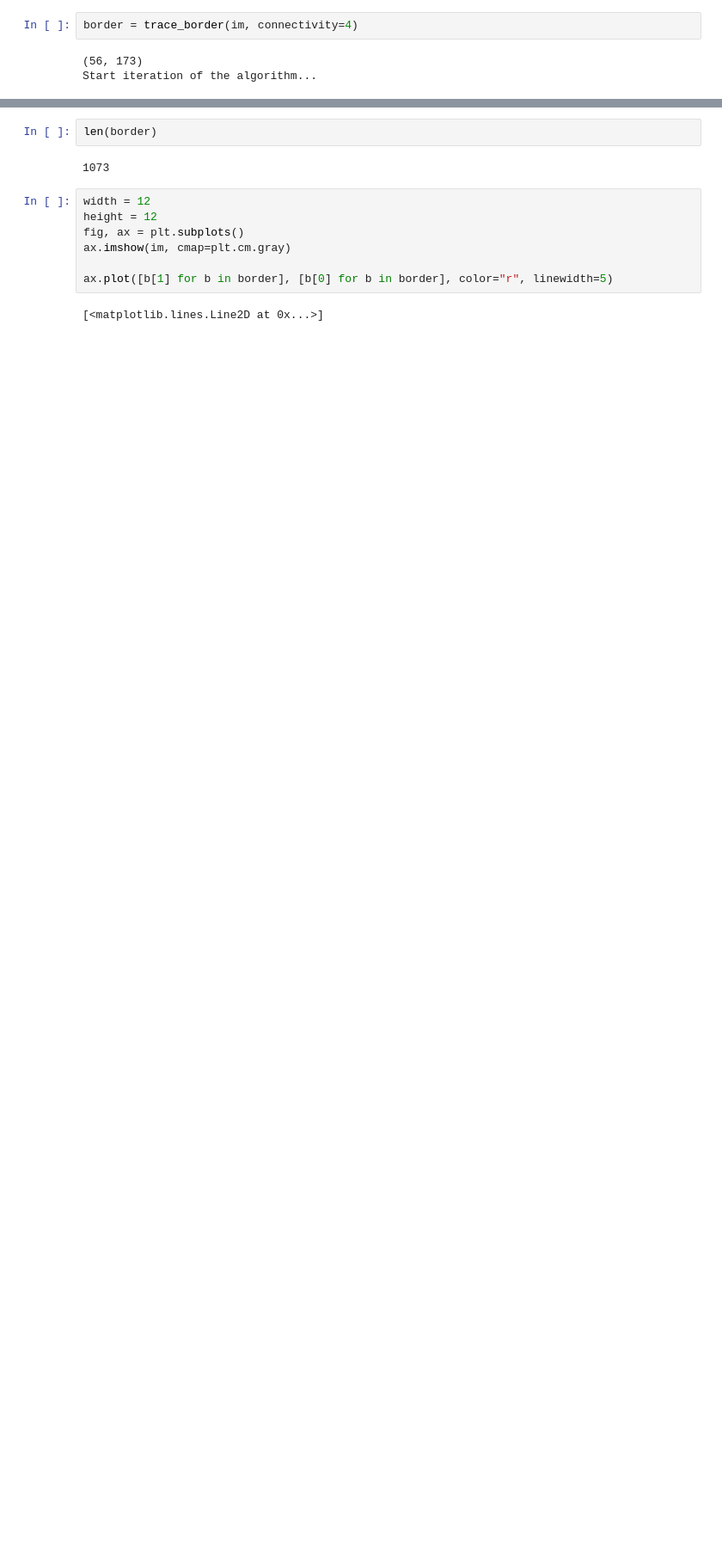
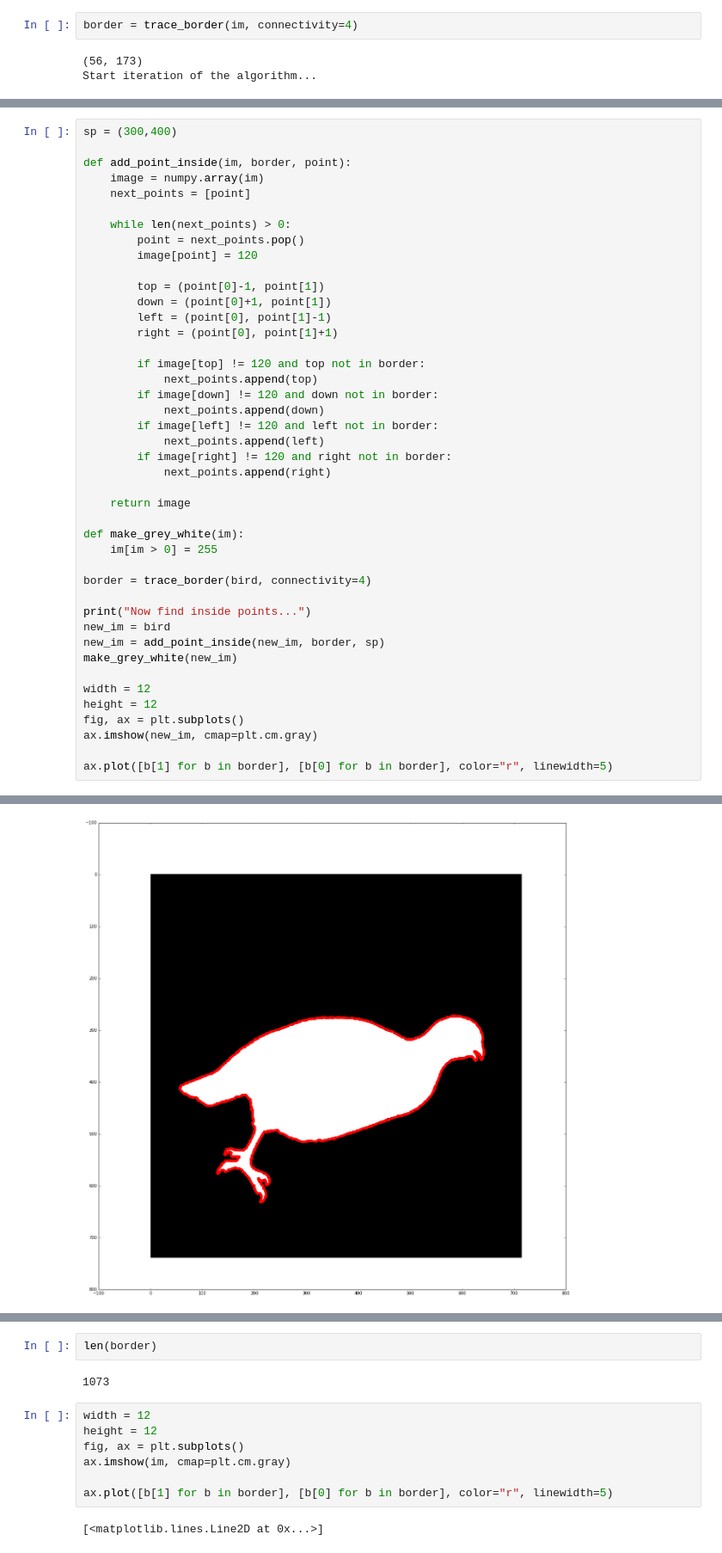
Before and after one commit to eugeniashurko/fork-recognition, a Jupyter notebook: experiments/skeleton.ipynb, the cells around one changed output, grey strips where cells are left out. Shown at 86% size. Cells and saved outputs as stored; diff of their text form; blank space fills up the shorter version.

```diff
--- a/experiments/skeleton.ipynb
+++ b/experiments/skeleton.ipynb
@@ -152,0 +186,44 @@ Start iteration of the algorithm...
+# %%
+sp = (300,400)
+
+def add_point_inside(im, border, point):
+    image = numpy.array(im)
+    next_points = [point]
+
+    while len(next_points) > 0:
+        point = next_points.pop()
+        image[point] = 120
+
+        top = (point[0]-1, point[1])
+        down = (point[0]+1, point[1])
+        left = (point[0], point[1]-1)
+        right = (point[0], point[1]+1)
+
+        if image[top] != 120 and top not in border:
+            next_points.append(top)
+        if image[down] != 120 and down not in border:
+            next_points.append(down)
+        if image[left] != 120 and left not in border:
+            next_points.append(left)
+        if image[right] != 120 and right not in border:
+            next_points.append(right)
+
+    return image
+
+def make_grey_white(im):
+    im[im > 0] = 255
+
+border = trace_border(bird, connectivity=4)
+
+print("Now find inside points...")
+new_im = bird
+new_im = add_point_inside(new_im, border, sp)
+make_grey_white(new_im)
+
+width = 12
+height = 12
+fig, ax = plt.subplots()
+ax.imshow(new_im, cmap=plt.cm.gray)
+
+ax.plot([b[1] for b in border], [b[0] for b in border], color="r", linewidth=5)
+# %% [output]
@@ -152,0 +234 @@ Start iteration of the algorithm...
+[figure, added]
```
Also changed, not shown: parts of 34 cells of this notebook.
